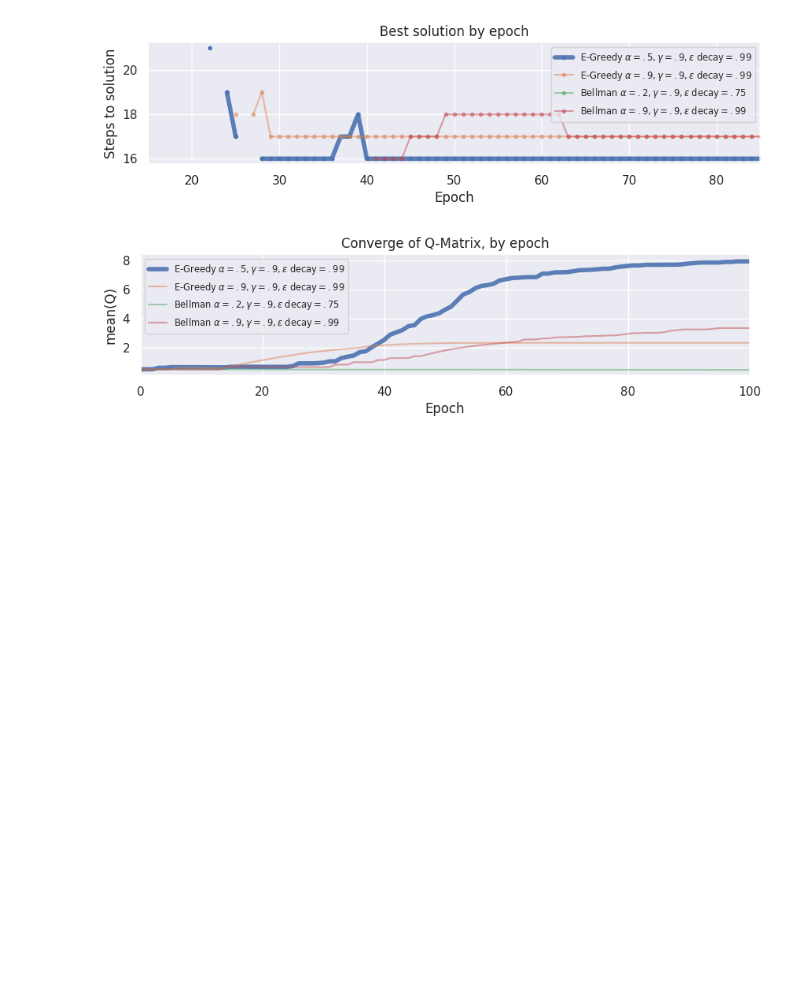
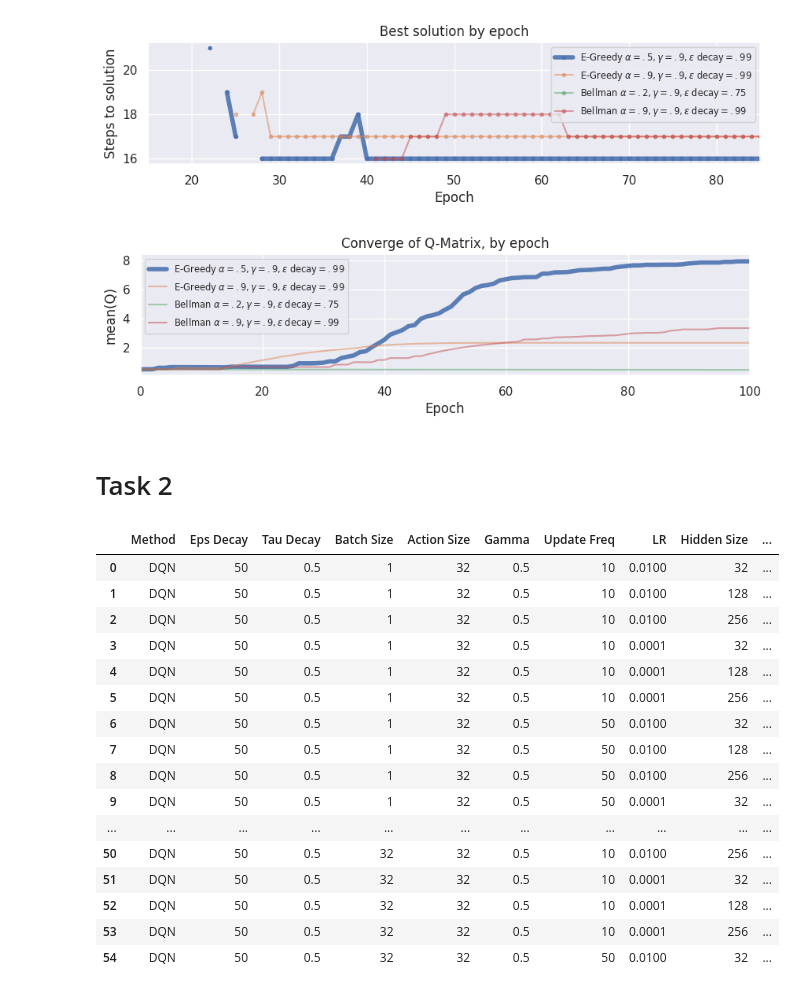
Before and after one commit to mfixman/ai-reinforcement, a Jupyter notebook: Report/Plots.ipynb, the cells around one changed output. Saved outputs shown, nothing was run; the diff lists cells and outputs as text; code cells hidden in the pictures; blank space fills up the shorter version.

```diff
--- a/Report/Plots.ipynb
+++ b/Report/Plots.ipynb
@@ -63,3 +63,27 @@ pyplot.legend(fontsize = 'x-small')
 pyplot.savefig('task1_qmatrix_convergence.png', bbox_inches = 'tight', pad_inches = 0, dpi = 300)
 # %% [output]
 [figure]
+# %% [markdown]
+# Task 2
+# %%
+params = pandas.read_csv('../Task 2/paramsearch.csv')
+# %%
+params
+# %% [output]
+|  | Method | Eps Decay | Tau Decay | Batch Size | Action Size | Gamma | Update Freq | LR | Hidden Size | ... |
+| 0 | DQN | 50 | 0.5 | 1 | 32 | 0.5 | 10 | 0.0100 | 32 | ... |
+| 1 | DQN | 50 | 0.5 | 1 | 32 | 0.5 | 10 | 0.0100 | 128 | ... |
+| 2 | DQN | 50 | 0.5 | 1 | 32 | 0.5 | 10 | 0.0100 | 256 | ... |
+| 3 | DQN | 50 | 0.5 | 1 | 32 | 0.5 | 10 | 0.0001 | 32 | ... |
+| 4 | DQN | 50 | 0.5 | 1 | 32 | 0.5 | 10 | 0.0001 | 128 | ... |
+| 5 | DQN | 50 | 0.5 | 1 | 32 | 0.5 | 10 | 0.0001 | 256 | ... |
+| 6 | DQN | 50 | 0.5 | 1 | 32 | 0.5 | 50 | 0.0100 | 32 | ... |
+| 7 | DQN | 50 | 0.5 | 1 | 32 | 0.5 | 50 | 0.0100 | 128 | ... |
+| 8 | DQN | 50 | 0.5 | 1 | 32 | 0.5 | 50 | 0.0100 | 256 | ... |
+| 9 | DQN | 50 | 0.5 | 1 | 32 | 0.5 | 50 | 0.0001 | 32 | ... |
+| ... | ... | ... | ... | ... | ... | ... | ... | ... | ... | ... |
+| 50 | DQN | 50 | 0.5 | 32 | 32 | 0.5 | 10 | 0.0100 | 256 | ... |
+| 51 | DQN | 50 | 0.5 | 32 | 32 | 0.5 | 10 | 0.0001 | 32 | ... |
+| 52 | DQN | 50 | 0.5 | 32 | 32 | 0.5 | 10 | 0.0001 | 128 | ... |
+| 53 | DQN | 50 | 0.5 | 32 | 32 | 0.5 | 10 | 0.0001 | 256 | ... |
+| 54 | DQN | 50 | 0.5 | 32 | 32 | 0.5 | 50 | 0.0100 | 32 | ... |
```
Also changed, not shown: 5 other files.
